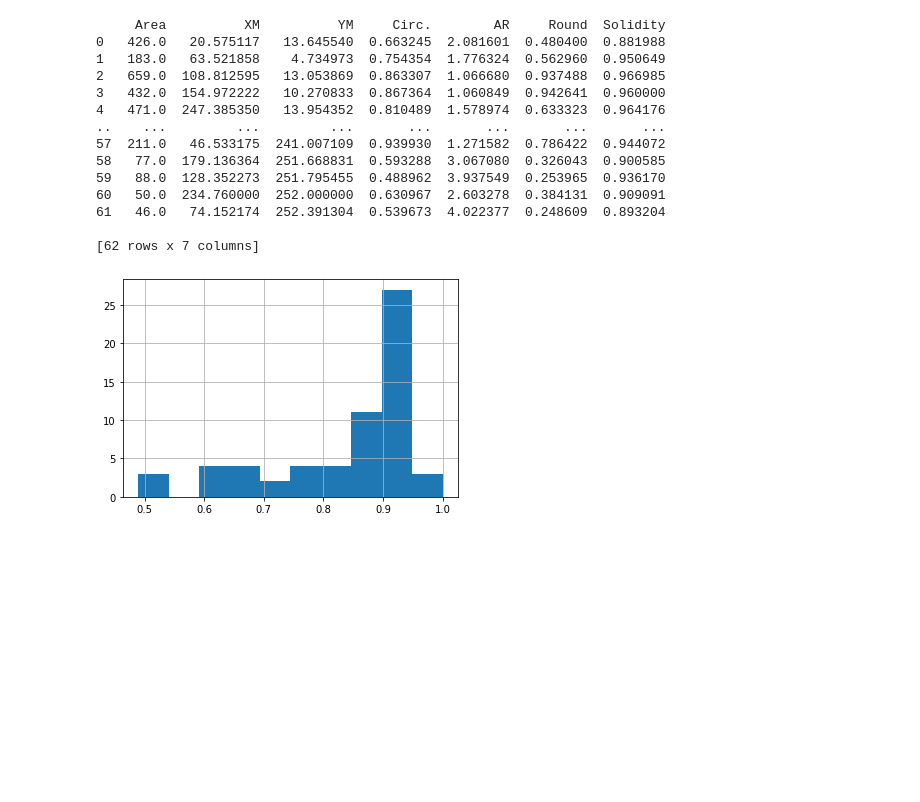
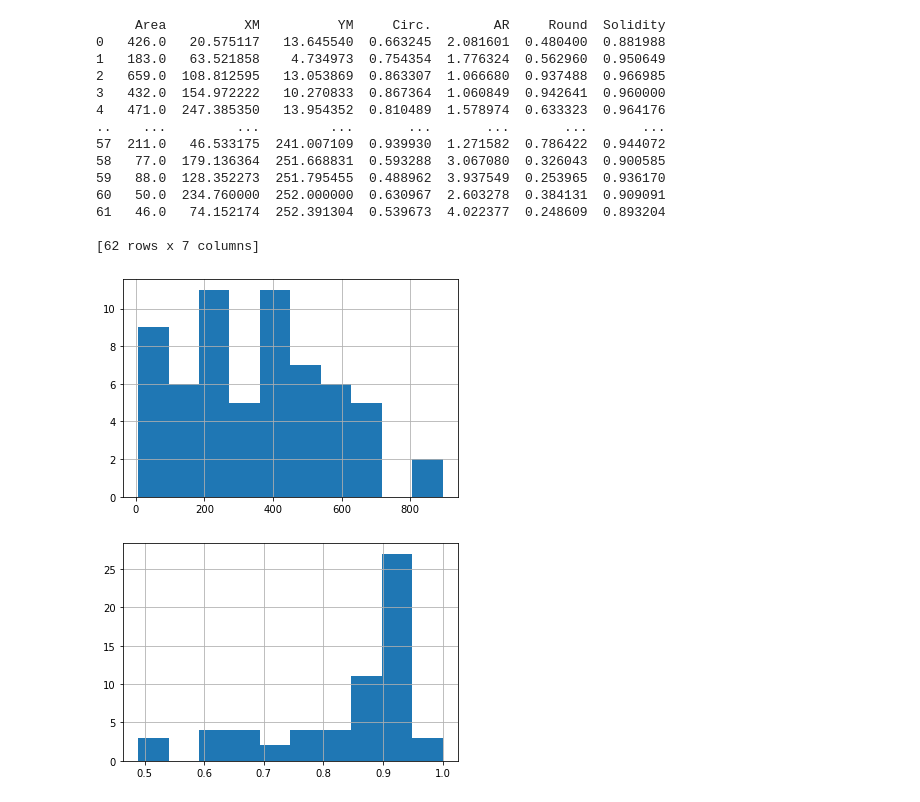
Before and after one commit to ken2s/jupyterlab, a Jupyter notebook: notebooks/blobs_segmentation.ipynb, the cells around one changed output. Saved outputs shown, nothing was run; the diff lists cells and outputs as text; code cells hidden in the pictures; blank space fills up the shorter version.

```diff
--- a/notebooks/blobs_segmentation.ipynb
+++ b/notebooks/blobs_segmentation.ipynb
@@ -148,6 +148,14 @@ print(df)
 61   46.0   74.152174  252.391304  0.539673  4.022377  0.248609  0.893204
 
 [62 rows x 7 columns]
+# %%
+# display histgram of area
+
+df["Area"].hist()
+plt.show()
+plt.close()
+# %% [output]
+[figure, added]
 # %%
 # display histgram of circularity
 
```
